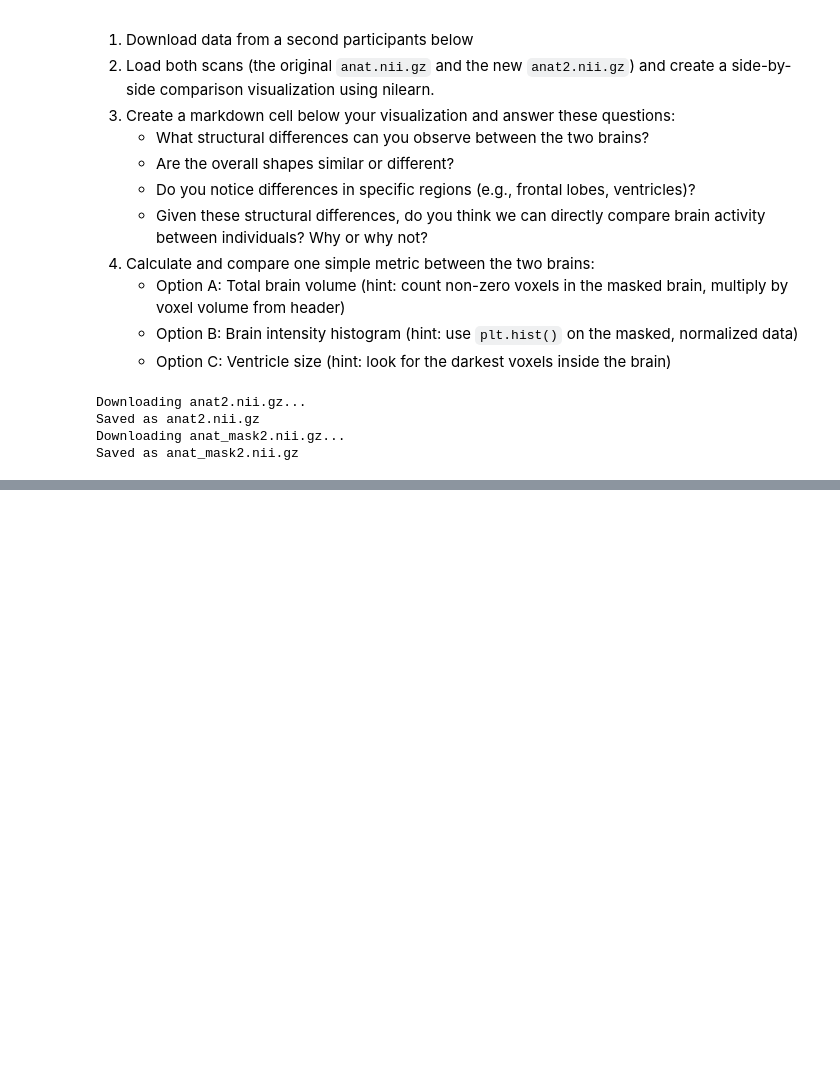
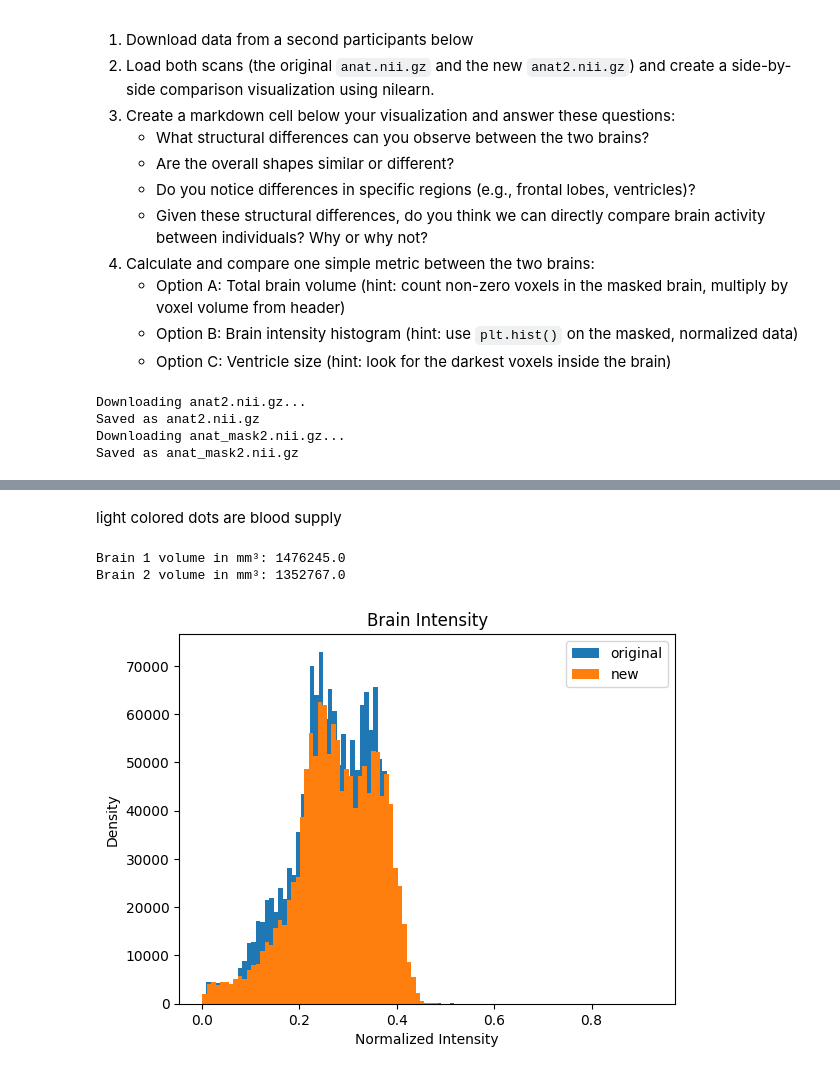
Before and after one commit to lynnv-hub/Mind_Reading, a Jupyter notebook: MindReading_Week1.ipynb, the cells around one changed output, grey strips where cells are left out. Saved outputs shown, nothing was run; the diff lists cells and outputs as text; code cells hidden in the pictures; blank space fills up the shorter version.

```diff
--- a/MindReading_Week1.ipynb
+++ b/MindReading_Week1.ipynb
@@ -474,0 +558,62 @@ Saved as anat_mask2.nii.gz
+# %% [markdown]
+light colored dots are blood supply
+# %%
+#A:  Total brain volume
+
+img1 = nib.load('anat.nii.gz')
+img2 = nib.load('anat2.nii.gz')
+
+mask1 = nib.load('anat_mask.nii.gz')
+mask2 = nib.load('anat_mask2.nii.gz')
+
+mask1_data = mask1.get_fdata()
+mask2_data = mask2.get_fdata()
+
+# Count non-zero voxels (brain voxels)
+brain_voxels_1 = np.count_nonzero(mask1_data)
+brain_voxels_2 = np.count_nonzero(mask2_data)
+
+# Get voxel volume from header
+voxel_volume_1 = np.prod(img1.header.get_zooms())
+voxel_volume_2 = np.prod(img2.header.get_zooms())
+
+# Compute total brain volume
+brain_volume_1 = brain_voxels_1 * voxel_volume_1
+brain_volume_2 = brain_voxels_2 * voxel_volume_2
+
+print("Brain 1 volume in mm³:", brain_volume_1)
+print("Brain 2 volume in mm³:", brain_volume_2)
+# %% [output]
+Brain 1 volume in mm³: 1476245.0
+Brain 2 volume in mm³: 1352767.0
+# %%
+#B: Brain intensity histogram
+img1 = nib.load('anat.nii.gz')
+img2 = nib.load('anat2.nii.gz')
+
+mask1 = nib.load('anat_mask.nii.gz')
+mask2 = nib.load('anat_mask2.nii.gz')
+
+img1_data = img1.get_fdata()
+img2_data = img2.get_fdata()
+mask1_data = mask1.get_fdata()
+mask2_data = mask2.get_fdata()
+
+# Apply masks (keep only brain voxels)
+brain1 = img1_data[mask1_data > 0]
+brain2 = img2_data[mask2_data > 0]
+
+# Normalize intensities
+brain1_norm = brain1 / img1_data.max()
+brain2_norm = brain2 / img2_data.max()
+
+plt.hist(brain1_norm, bins=100, label='original')
+plt.hist(brain2_norm, bins=100, label='new')
+
+plt.xlabel('Normalized Intensity')
+plt.ylabel('Density')
+plt.title('Brain Intensity')
+plt.legend()
+plt.show()
+# %% [output]
+[figure, added]
```
Also changed, not shown: parts of 8 cells of this notebook.
